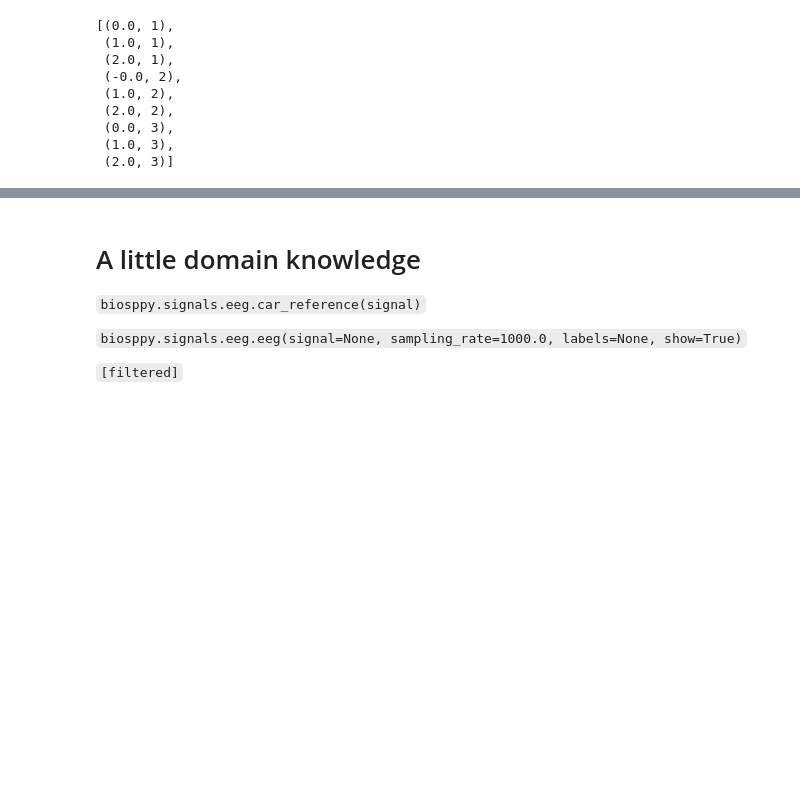
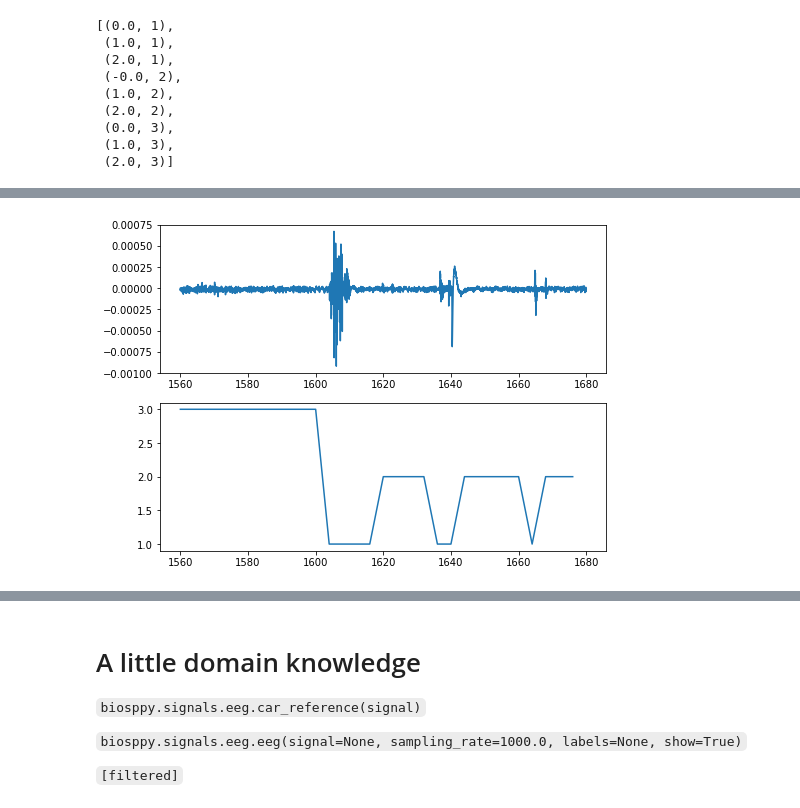
Before and after one commit to sebgiles/ethz-advanced-machine-learning, a Jupyter notebook: task4/seb0.ipynb, the cells around one changed output, grey strips where cells are left out. Cells and saved outputs as stored; diff of their text form; code cells hidden in the pictures; blank space fills up the shorter version.

```diff
--- a/task4/seb0.ipynb
+++ b/task4/seb0.ipynb
@@ -323,0 +354,20 @@ for col in train.columns:
+# %%
+begin = 390
+finish = begin+30
+start = np.array(range(begin,finish))*4
+sample = train.iloc[begin:finish]
+time = start + sample['eeg_ts'].values
+np.shape(np.concatenate(time))
+plt.figure(figsize=(8, 6))
+ax1=plt.subplot(311)
+ax1.plot(np.concatenate(time),
+         np.concatenate(sample['emg'].values[:][:]))
+ax2=plt.subplot(312,sharex=ax1)
+ax2.plot(start,
+         sample['y'])
+ax2=plt.subplot(313,sharex=ax1)
+ax2.plot(start,
+         sample['emg'])
+plt.show()
+# %% [output]
+[figure, added]
```
Also changed, not shown: parts of 23 cells of this notebook, 17 other files.
